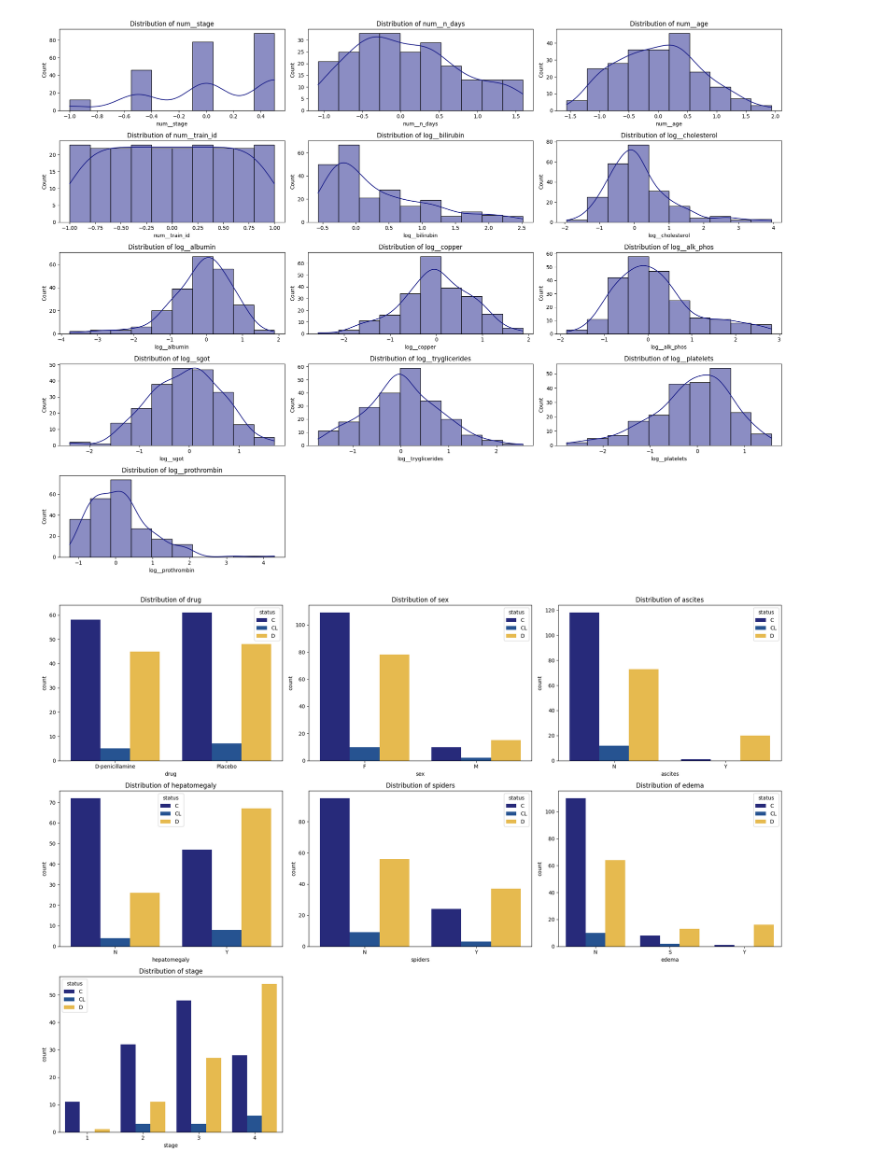
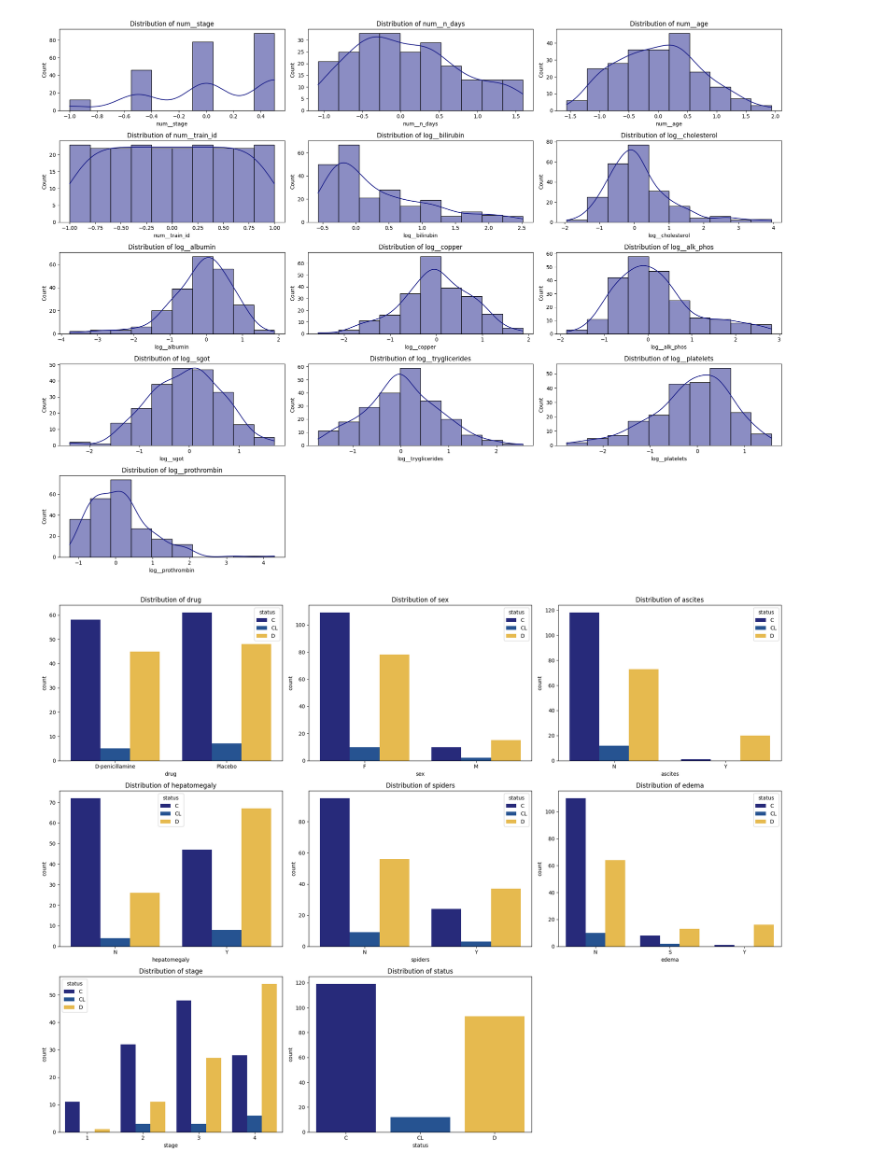
Before and after one commit to tienphatnguyendev/cirrhosis-survival-prediction, a Jupyter notebook: cirrhosis-survival-prediction.ipynb, the cells around one changed output. Saved outputs shown, nothing was run; the diff lists cells and outputs as text; code cells hidden in the pictures.

```diff
--- a/cirrhosis-survival-prediction.ipynb
+++ b/cirrhosis-survival-prediction.ipynb
@@ -307,9 +222,9 @@ log_trs_cols = ['bilirubin',
  'prothrombin']
 # %%
 CategoricalVisualizer(train_df).plot(
-    metadata['categorical_cols'],
+    metadata['categorical_cols'] + [metadata['target']],
     tgt_col='status',
     figsize=(20,15)
 )
 # %% [output]
-[figure, old version]
+[figure, new version]
```
Also changed, not shown: parts of 41 cells of this notebook, 2 other files.
